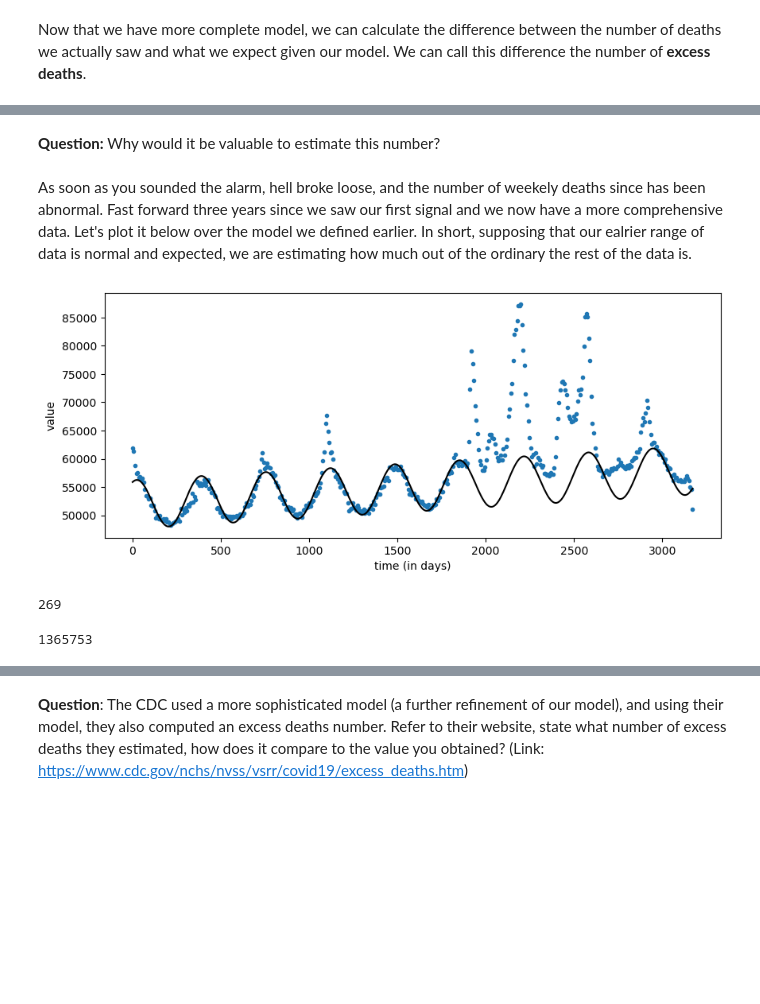
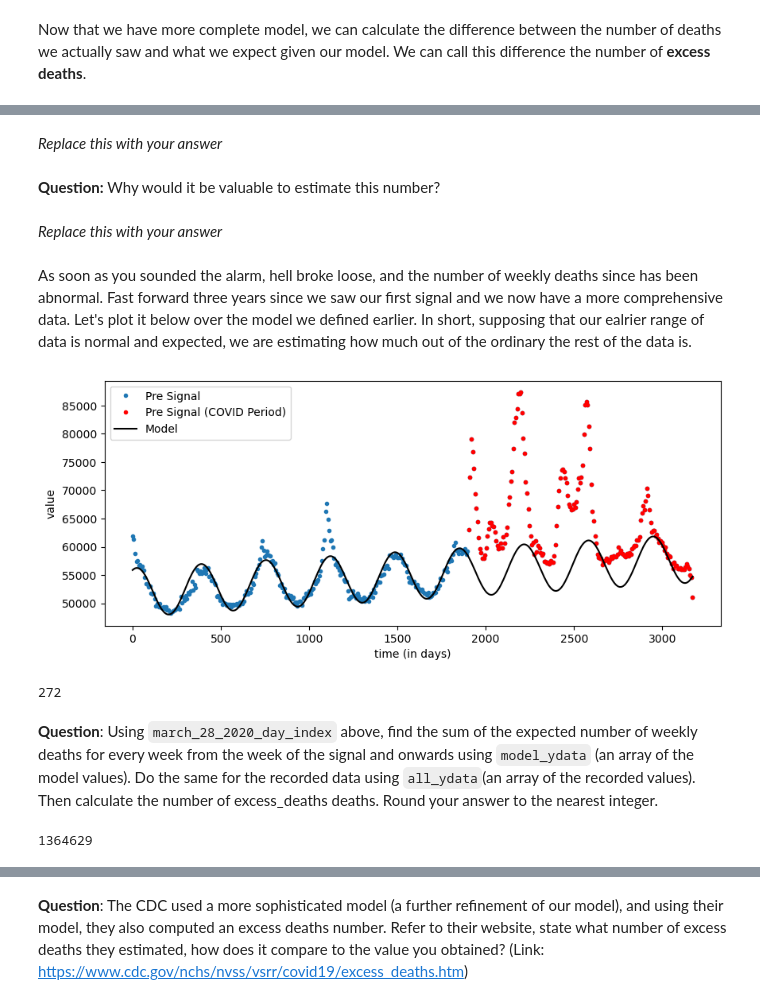
Before and after one commit to sensesensibilityscience/datascience, a Jupyter notebook: 2024/excessdeaths/student/modelling.ipynb, the cells around one changed output, grey strips where cells are left out. Saved outputs shown, nothing was run; the diff lists cells and outputs as text; code cells hidden in the pictures; blank space fills up the shorter version.

```diff
--- a/2024/excessdeaths/student/modelling.ipynb
+++ b/2024/excessdeaths/student/modelling.ipynb
@@ -410,24 +406,20 @@ Now that we have more complete model, we can calculate the difference between th
+# %% [markdown]
+_Replace this with your answer_
 # %% [markdown]
 **Question:** Why would it be valuable to estimate this number?
+# %% [markdown]
+_Replace this with your answer_
 # %% [markdown]
-As soon as you sounded the alarm, hell broke loose, and the number of weekely deaths since has been abnormal. Fast forward three years since we saw our first signal and we now have a more comprehensive data. Let's plot it below over the model we defined earlier. In short, supposing that our ealrier range of data is normal and expected, we are estimating how much out of the ordinary the rest of the data is.
+As soon as you sounded the alarm, hell broke loose, and the number of weekly deaths since has been abnormal. Fast forward three years since we saw our first signal and we now have a more comprehensive data. Let's plot it below over the model we defined earlier. In short, supposing that our ealrier range of data is normal and expected, we are estimating how much out of the ordinary the rest of the data is.
-# %%
-plt.figure(figsize=(10, 4))
-plt.plot(all_xdata, all_ydata, '.')
- # have students do this, show how tilted cosine function works
-model_ydata = tilted_cosine(all_xdata, A_fit, T_fit, x0_fit, B_fit, C_fit)
-plt.plot(all_xdata, model_ydata, color="black")
-plt.xlabel('time (in days)')
-plt.ylabel('value')
-plt.show()
-march_07_2020_day = pd.to_datetime('2020-01-01')
-# Color the new points a different color
-# %% [output]
-[figure, removed]
+# %%
+#Just run this cell.
+plotAllData()
+# %% [output]
+[figure, added]
 # %%
 # This finds the index point that represents the heightened appearance of COVID-19 in the US.
-march_07_2020_day = pd.to_datetime('2020-03-07')
-march_07_2020_index = excessdeaths[excessdeaths['Week Ending Date'] == march_07_2020_day].index[0]
-march_07_2020_index
+march_28_2020_day = pd.to_datetime('2020-03-28')
+march_28_2020_index = excessdeaths[excessdeaths['Week Ending Date'] == march_28_2020_day].index[0]
+march_28_2020_index
 # %% [output]
-269
+272
@@ -435,0 +426,2 @@ march_07_2020_index
+# %% [markdown]
+**Question**: Using `march_28_2020_day_index` above, find the sum of the expected number of weekly deaths for every week from the week of the signal and onwards using `model_ydata` (an array of the model values). Do the same for the recorded data using `all_ydata`(an array of the recorded values). Then calculate the number of excess_deaths deaths. Round your answer to the nearest integer.
@@ -436,7 +431,7 @@ march_07_2020_index
 # %%
-model_deaths = sum(model_ydata[march_07_2020_index:])
-actual_deaths = sum(all_ydata[march_07_2020_index:])
+model_deaths = sum(model_ydata[march_28_2020_index:])
+actual_deaths = sum(all_ydata[march_28_2020_index:])
 excess_deaths = round(actual_deaths-model_deaths)
 excess_deaths
 # %% [output]
-1365753
+1364629
```
Also changed, not shown: parts of 42 cells of this notebook, 1 other file.
